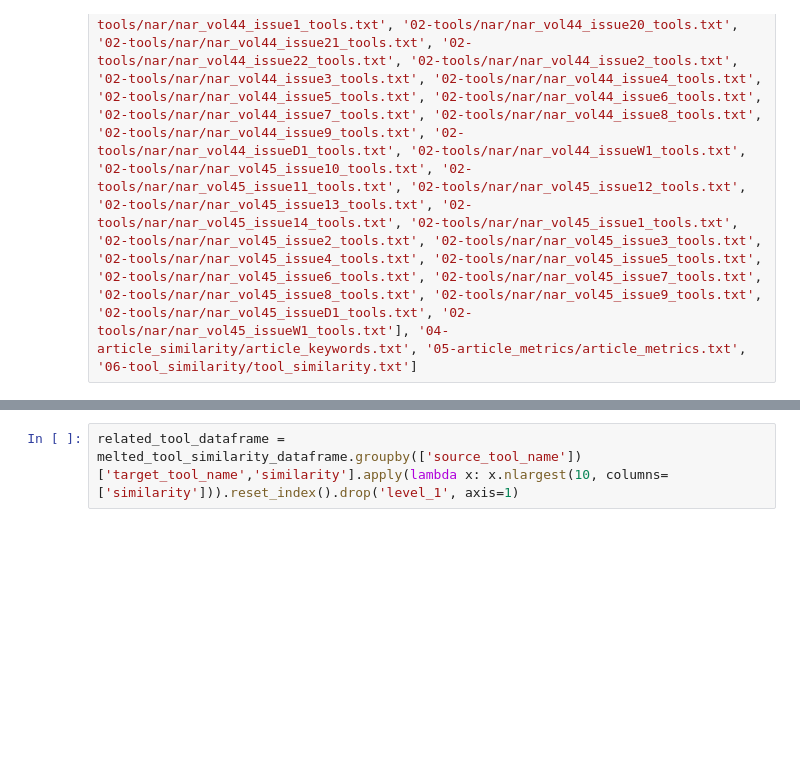
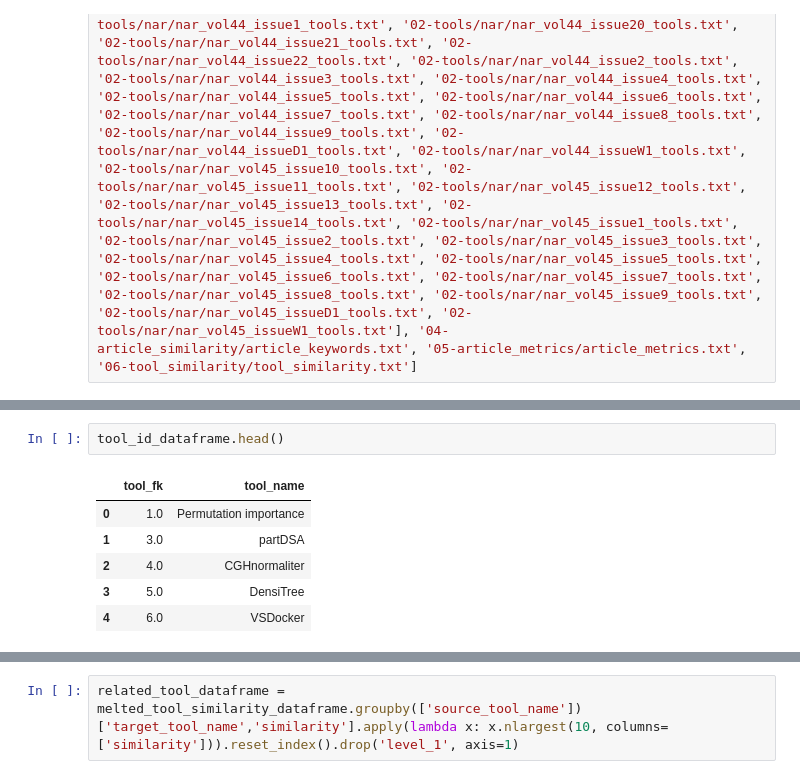
Before and after one commit to MaayanLab/datasets2tools, a Jupyter notebook: updater/pipeline/Development.ipynb, the cells around one changed output, grey strips where cells are left out. Cells and saved outputs as stored; diff of their text form; blank space fills up the shorter version.

```diff
--- a/updater/pipeline/Development.ipynb
+++ b/updater/pipeline/Development.ipynb
@@ -45,0 +67,9 @@ dataframes_ready_to_upload = {
+# %%
+tool_id_dataframe.head()
+# %% [output]
+|  | tool_fk | tool_name |
+| 0 | 1.0 | Permutation importance |
+| 1 | 3.0 | partDSA |
+| 2 | 4.0 | CGHnormaliter |
+| 3 | 5.0 | DensiTree |
+| 4 | 6.0 | VSDocker |
```
Also changed, not shown: parts of 6 cells of this notebook, 3 other files.
